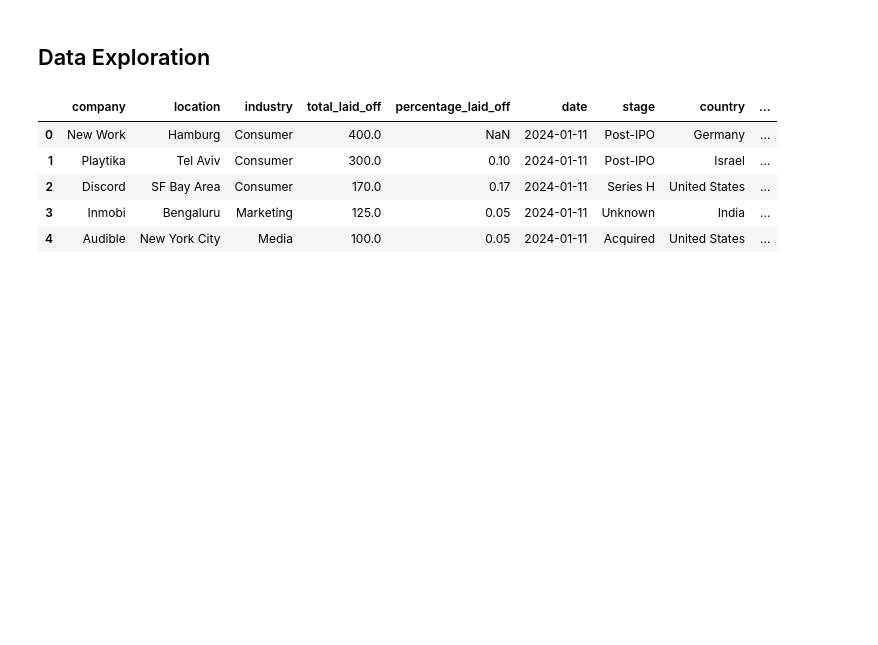
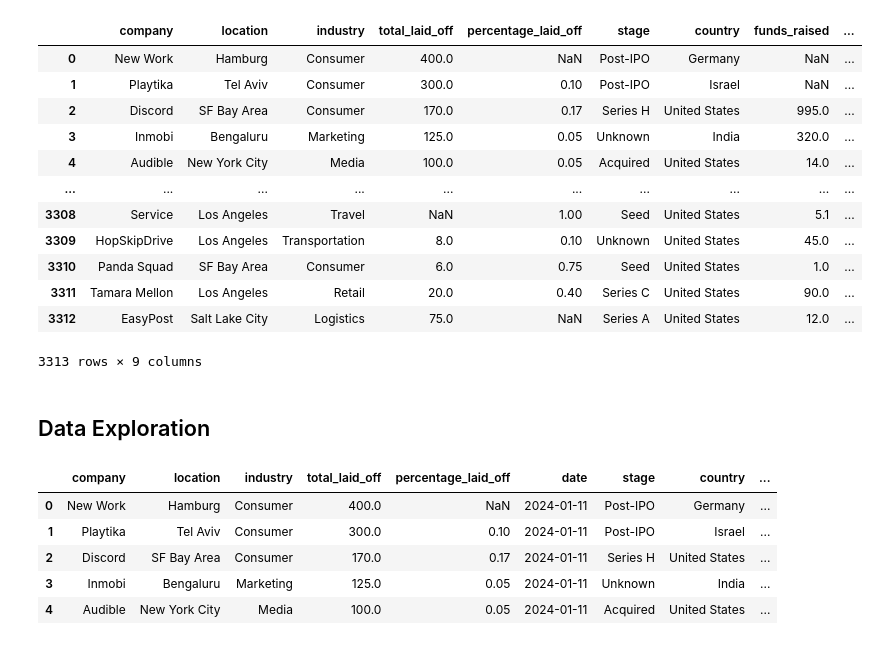
Before and after one commit to GilenW/CSE151A_FINAL_PROJECT, a Jupyter notebook: final_project.ipynb, the cells around one changed output. Drawn from its saved outputs; the diff is of its cells as text; code cells hidden in the pictures; blank space fills up the shorter version.

```diff
--- a/final_project.ipynb
+++ b/final_project.ipynb
@@ -17,3 +28,34 @@ layoffdf = pd.read_csv(layoff_filepath)
+# %%
+date_list = layoffdf['date'].values
+quarters = []
+for date in date_list:
+    y_m_d = date.split("-")
+    month = int(y_m_d[1])
+    if (1<= month <= 3):
+        quarter = "Q1"
+    elif (4<= month <= 6):
+        quarter = "Q2"
+    elif (7<= month <= 9):
+        quarter = "Q3"
+    else:
+        quarter = "Q4"
+    quarters.append(quarter)
+layoffdf['quarters'] = quarters
+layoffdf.drop(columns=['date'])
+# %% [output]
+|  | company | location | industry | total_laid_off | percentage_laid_off | stage | country | funds_raised | ... |
+| 0 | New Work | Hamburg | Consumer | 400.0 | NaN | Post-IPO | Germany | NaN | ... |
+| 1 | Playtika | Tel Aviv | Consumer | 300.0 | 0.10 | Post-IPO | Israel | NaN | ... |
+| 2 | Discord | SF Bay Area | Consumer | 170.0 | 0.17 | Series H | United States | 995.0 | ... |
+| 3 | Inmobi | Bengaluru | Marketing | 125.0 | 0.05 | Unknown | India | 320.0 | ... |
+| 4 | Audible | New York City | Media | 100.0 | 0.05 | Acquired | United States | 14.0 | ... |
+| ... | ... | ... | ... | ... | ... | ... | ... | ... | ... |
+| 3308 | Service | Los Angeles | Travel | NaN | 1.00 | Seed | United States | 5.1 | ... |
+| 3309 | HopSkipDrive | Los Angeles | Transportation | 8.0 | 0.10 | Unknown | United States | 45.0 | ... |
+| 3310 | Panda Squad | SF Bay Area | Consumer | 6.0 | 0.75 | Seed | United States | 1.0 | ... |
+| 3311 | Tamara Mellon | Los Angeles | Retail | 20.0 | 0.40 | Series C | United States | 90.0 | ... |
+| 3312 | EasyPost | Salt Lake City | Logistics | 75.0 | NaN | Series A | United States | 12.0 | ... |
+3313 rows × 9 columns
 # %% [markdown]
 ## Data Exploration
 # %%
```
Also changed, not shown: parts of 14 cells of this notebook, 1 other file.
